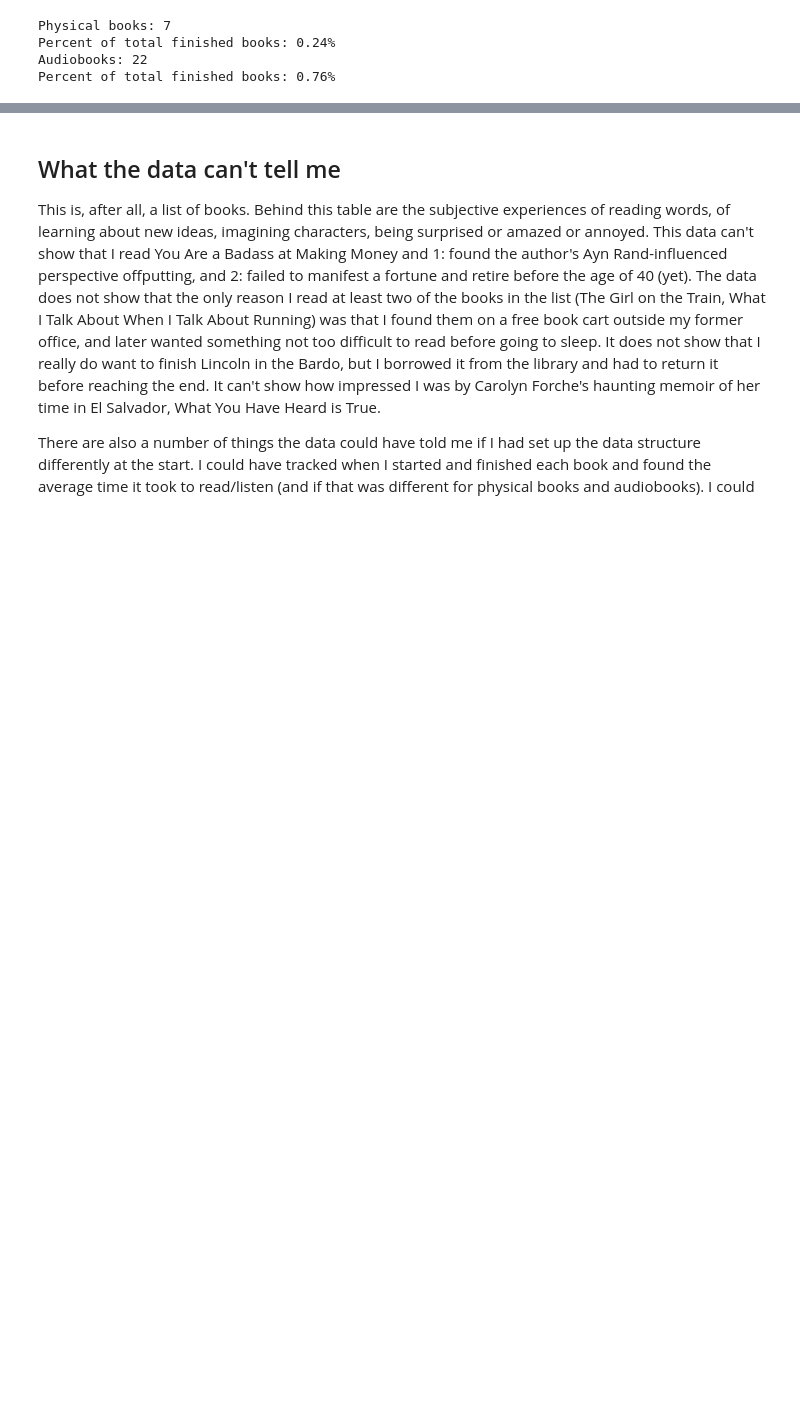
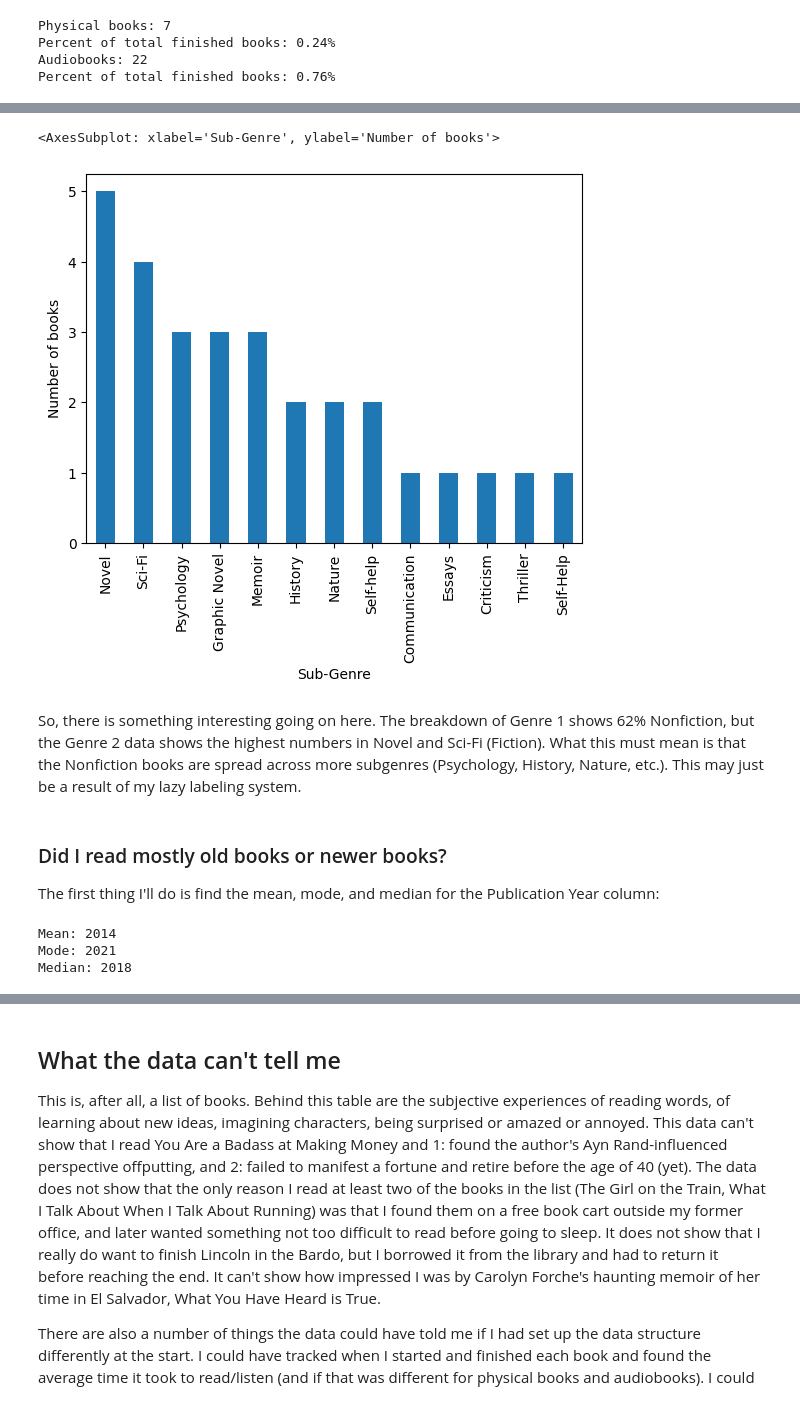
Before and after one commit to owntckr/Books-of-the-Year-2022-, a Jupyter notebook: 2022_Books.ipynb, the cells around one changed output, grey strips where cells are left out. Saved outputs shown, nothing was run; the diff lists cells and outputs as text; code cells hidden in the pictures; blank space fills up the shorter version.

```diff
--- a/2022_Books.ipynb
+++ b/2022_Books.ipynb
@@ -174,0 +178,3 @@ Percent of total finished books: 0.76%
+# %%
+genre2_counts = books_finished['Genre 2'].value_counts()
+print(genre2_counts)
@@ -174,0 +196,21 @@ Percent of total finished books: 0.76%
+# %%
+genre2_counts.plot(kind='bar',xlabel='Sub-Genre', ylabel='Number of books')
+# %% [output]
+<AxesSubplot: xlabel='Sub-Genre', ylabel='Number of books'>
+[figure, added]
+# %% [markdown]
+So, there is something interesting going on here. The breakdown of Genre 1 shows 62% Nonfiction, but the Genre 2 data shows the highest numbers in Novel and Sci-Fi (Fiction). What this must mean is that the Nonfiction books are spread across more subgenres (Psychology, History, Nature, etc.). This may just be a result of my lazy labeling system.
+# %% [markdown]
+### Did I read mostly old books or newer books?
+The first thing I'll do is find the mean, mode, and median for the Publication Year column:
+# %%
+mean = books_finished['Publication Year'].mean().astype(int)
+print("Mean: " + str(mean))
+mode = books_finished['Publication Year'].mode().values[0]
+print("Mode: " + str(mode))
+median = books_finished['Publication Year'].median().astype(int)
+print("Median: " + str(median))
+# %% [output]
+Mean: 2014
+Mode: 2021
+Median: 2018
```
Also changed, not shown: parts of 15 cells of this notebook.
